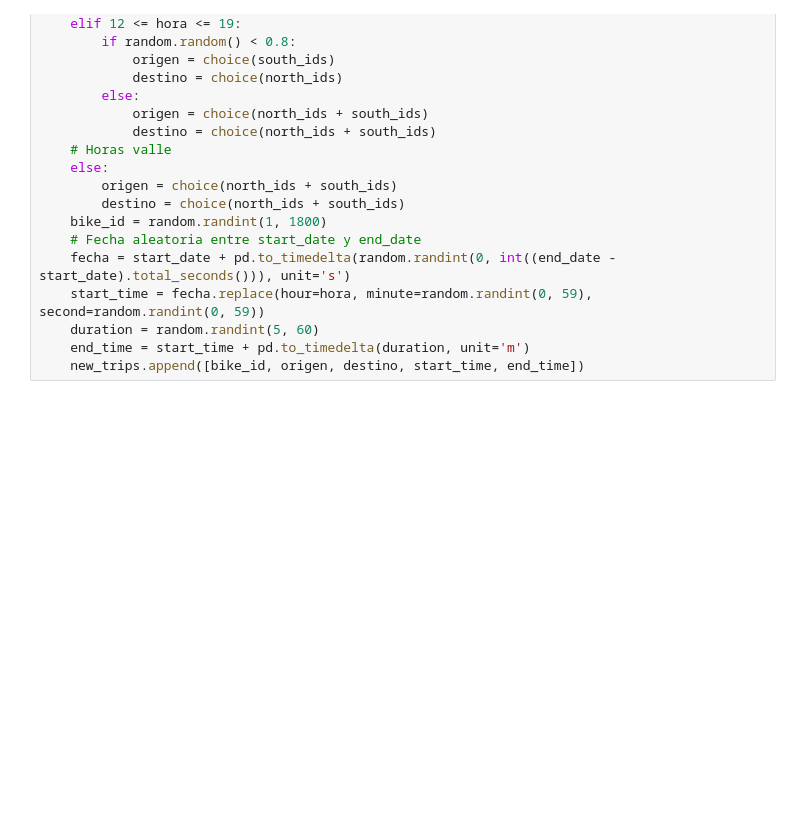
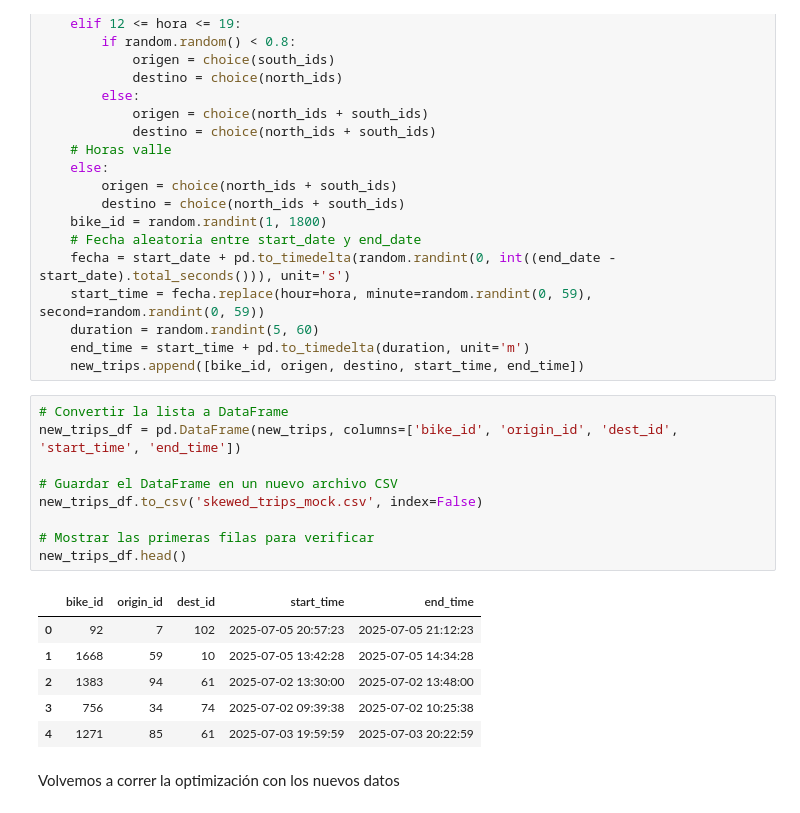
Before and after one commit to Miranda46/proyecto_simplex, a Jupyter notebook: proyecto.ipynb, the cells around one changed output. Drawn from its saved outputs; the diff is of its cells as text; blank space fills up the shorter version.

```diff
--- a/proyecto.ipynb
+++ b/proyecto.ipynb
@@ -731,3 +772,21 @@ for i in range(n_rows):
     duration = random.randint(5, 60)
     end_time = start_time + pd.to_timedelta(duration, unit='m')
     new_trips.append([bike_id, origen, destino, start_time, end_time])
+# %%
+# Convertir la lista a DataFrame
+new_trips_df = pd.DataFrame(new_trips, columns=['bike_id', 'origin_id', 'dest_id', 'start_time', 'end_time'])
+
+# Guardar el DataFrame en un nuevo archivo CSV
+new_trips_df.to_csv('skewed_trips_mock.csv', index=False)
+
+# Mostrar las primeras filas para verificar
+new_trips_df.head()
+# %% [output]
+|  | bike_id | origin_id | dest_id | start_time | end_time |
+| 0 | 92 | 7 | 102 | 2025-07-05 20:57:23 | 2025-07-05 21:12:23 |
+| 1 | 1668 | 59 | 10 | 2025-07-05 13:42:28 | 2025-07-05 14:34:28 |
+| 2 | 1383 | 94 | 61 | 2025-07-02 13:30:00 | 2025-07-02 13:48:00 |
+| 3 | 756 | 34 | 74 | 2025-07-02 09:39:38 | 2025-07-02 10:25:38 |
+| 4 | 1271 | 85 | 61 | 2025-07-03 19:59:59 | 2025-07-03 20:22:59 |
+# %% [markdown]
+Volvemos a correr la optimización con los nuevos datos
```
Also changed, not shown: parts of 5 cells of this notebook, 5 other files.
